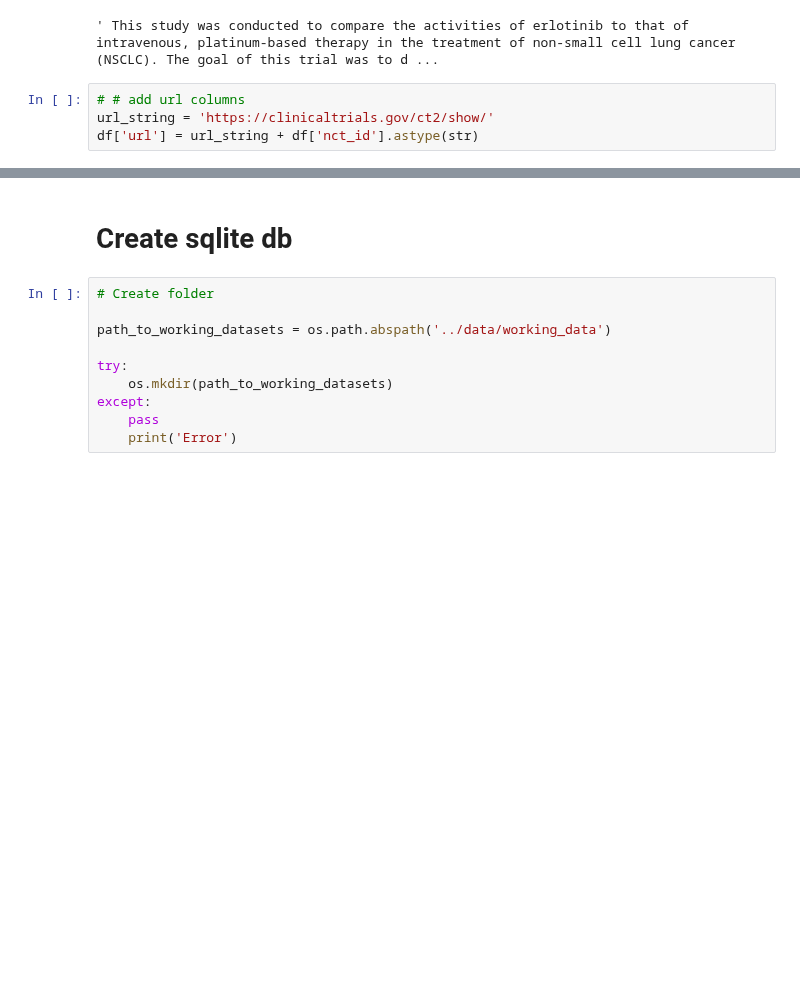
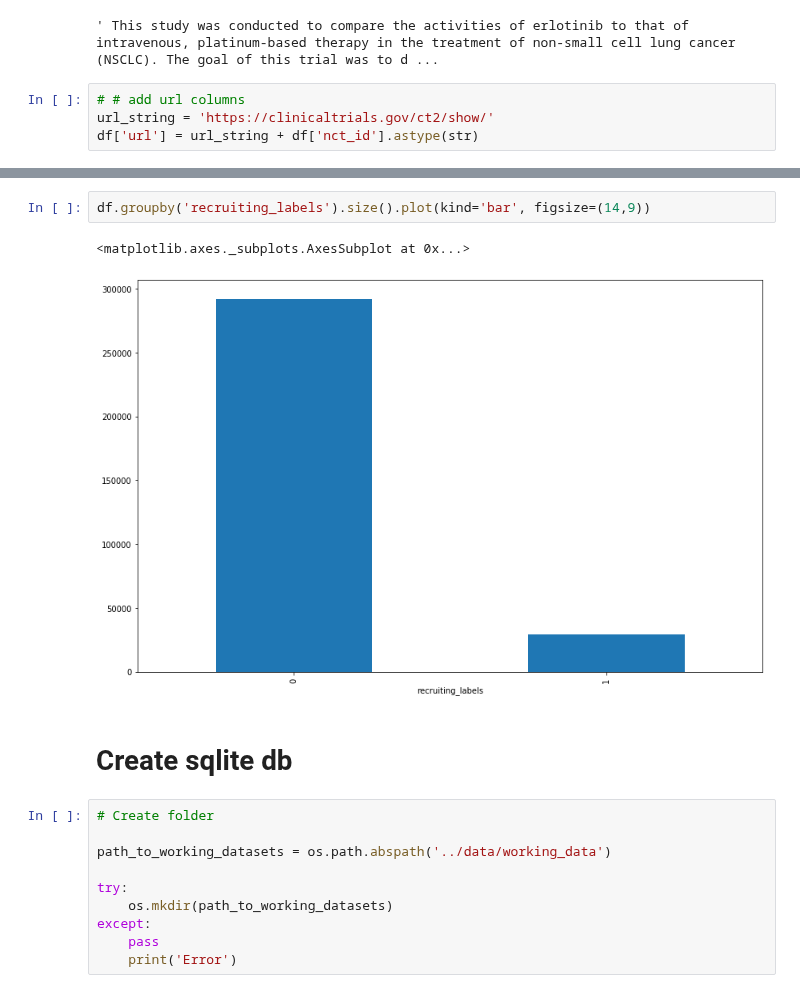
Before and after one commit to cmdelaserna/clinical-trials, a Jupyter notebook: mvp/notebooks/Script 3 - df setup, export working dataset.ipynb, the cells around one changed output, grey strips where cells are left out. Cells and saved outputs as stored; diff of their text form; blank space fills up the shorter version.

```diff
--- a/mvp/notebooks/Script 3 - df setup, export working dataset.ipynb
+++ b/mvp/notebooks/Script 3 - df setup, export working dataset.ipynb
@@ -140,3 +176,8 @@ recruiting['year_last_updated'].plot(kind='box', figsize=(10,7))
+# %%
+df.groupby('recruiting_labels').size().plot(kind='bar', figsize=(14,9))
+# %% [output]
+<matplotlib.axes._subplots.AxesSubplot at 0x...>
+[figure, added]
 # %% [markdown]
 # Create sqlite db
 # %%
```
Also changed, not shown: parts of 31 cells of this notebook, 1 other file.
